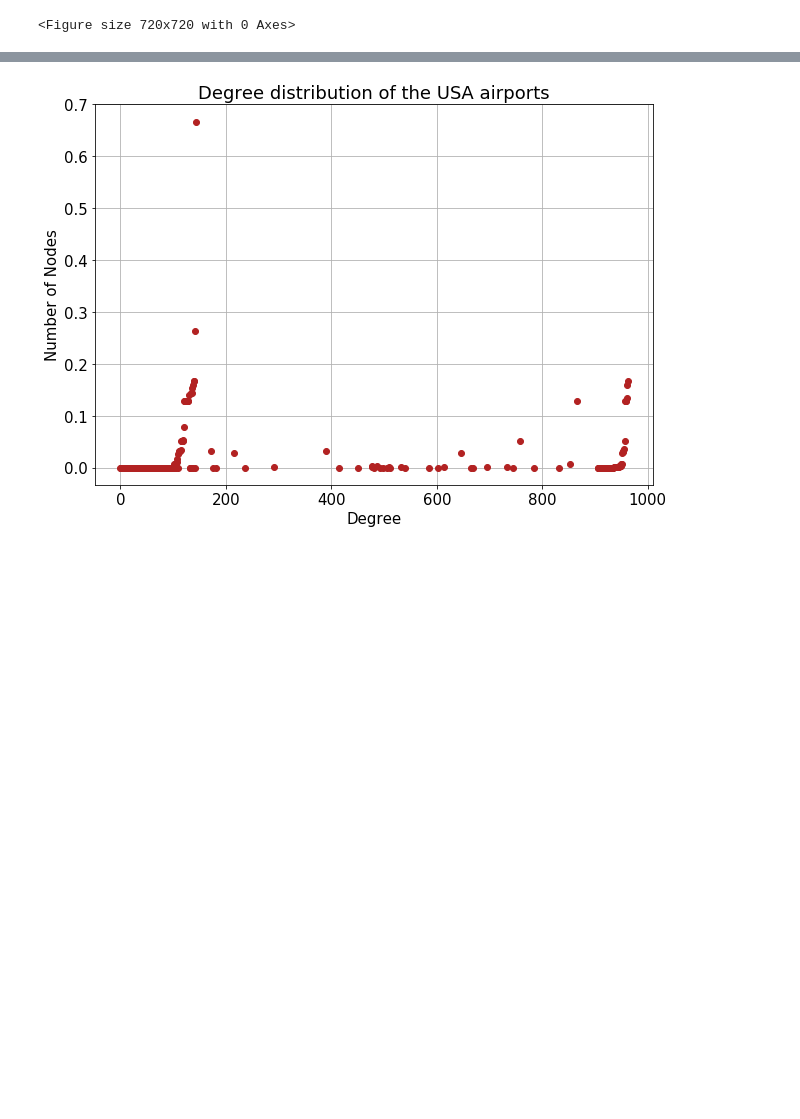
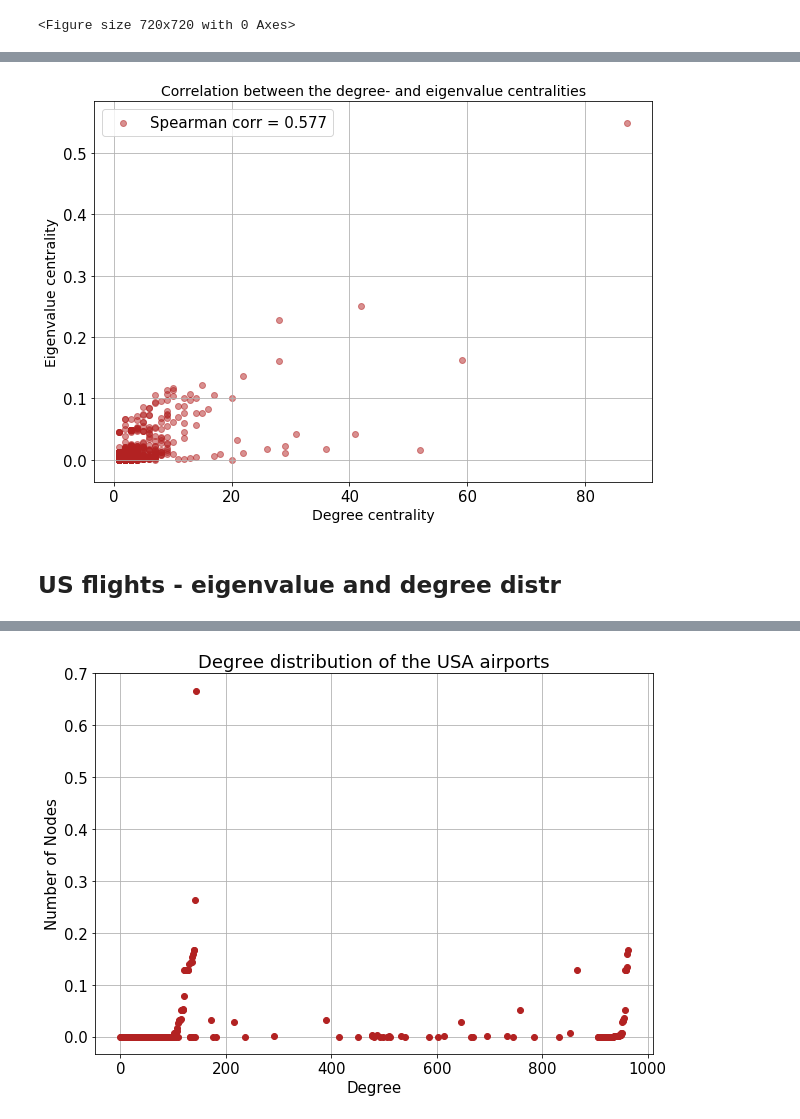
Before and after one commit to domonkoshaffner/network_visualisation, a Jupyter notebook: main_project_network.ipynb, the cells around one changed output, grey strips where cells are left out. Drawn from its saved outputs; the diff is of its cells as text; code cells hidden in the pictures; blank space fills up the shorter version.

```diff
--- a/main_project_network.ipynb
+++ b/main_project_network.ipynb
@@ -624,0 +645,8 @@ plt.show()
+# %%
+# Calculating the degree centrality
+
+proteins_degree_cent = nx.degree_centrality(proteins_graph)
+
+# Calculating the degree distribution (not normalised)
+
+proteins_degree_cent_unnorm = np.round(np.array(list(proteins_degree_cent.values()))*(len(proteins_degree_cent)-1))
@@ -624,0 +663,25 @@ plt.show()
+# %%
+# Calculating the correlation coefficient
+
+protein_spearman_correlation = spearmanr(proteins_degree_cent_unnorm, list(proteins_eigen_cent.values()))[0]
+
+
+# Plotting the scatter plot for the eigenvalue and degree centrality
+
+plt.figure(figsize = (10,7))
+plt.scatter(proteins_degree_cent_unnorm, list(proteins_eigen_cent.values()), color = 'firebrick', alpha=0.5, label = 'Spearman corr = ' + str(round(protein_spearman_correlation,3)))
+
+plt.title('Correlation between the degree- and eigenvalue centralities', fontsize = 14)
+plt.ylabel('Eigenvalue centrality', fontsize = 14)
+plt.xlabel('Degree centrality', fontsize = 14)
+
+plt.legend()
+plt.grid()
+
+#plt.savefig('protein_corr_degree_eigen.jpg', dpi = 500)
+
+plt.show()
+# %% [output]
+[figure, added]
+# %% [markdown]
+## US flights - eigenvalue and degree distr
```
Also changed, not shown: parts of 9 cells of this notebook.
